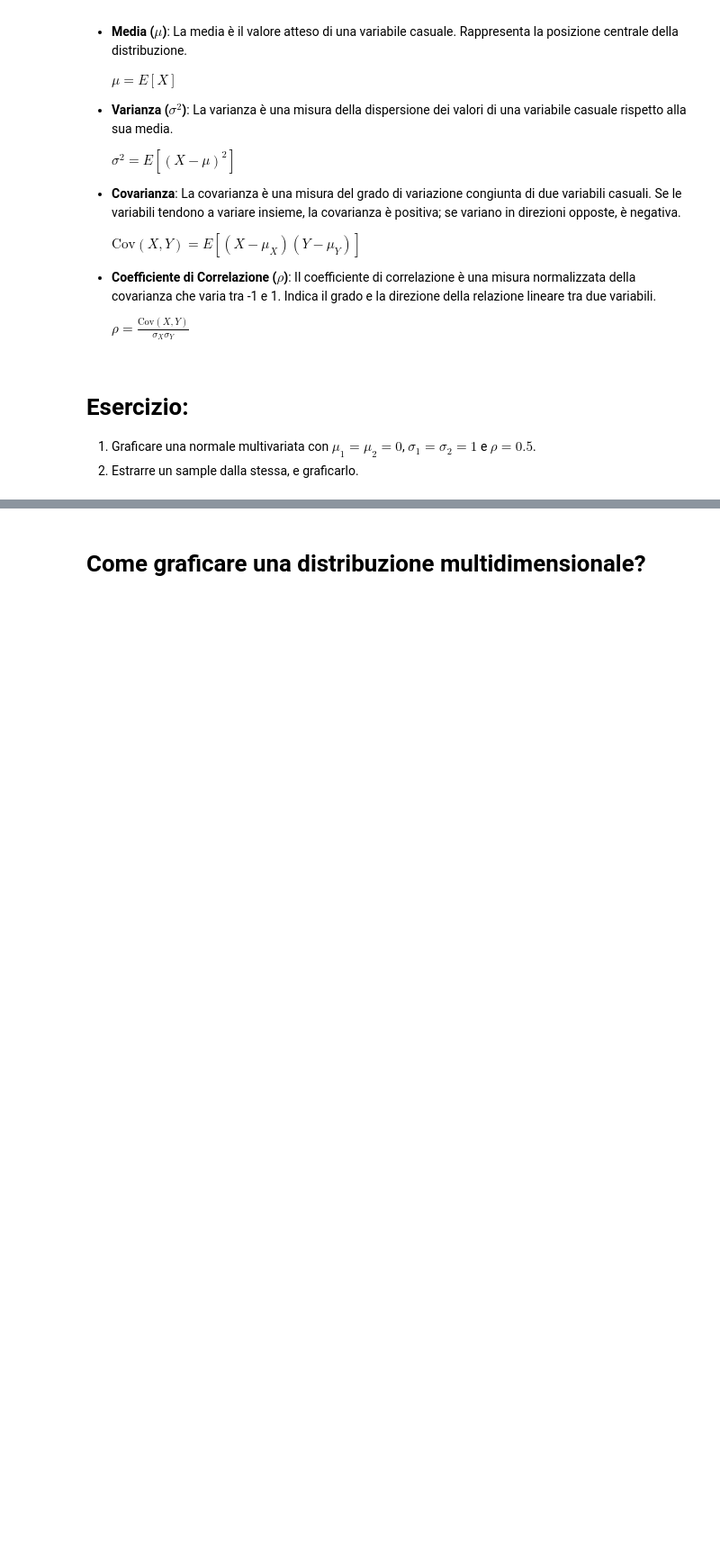
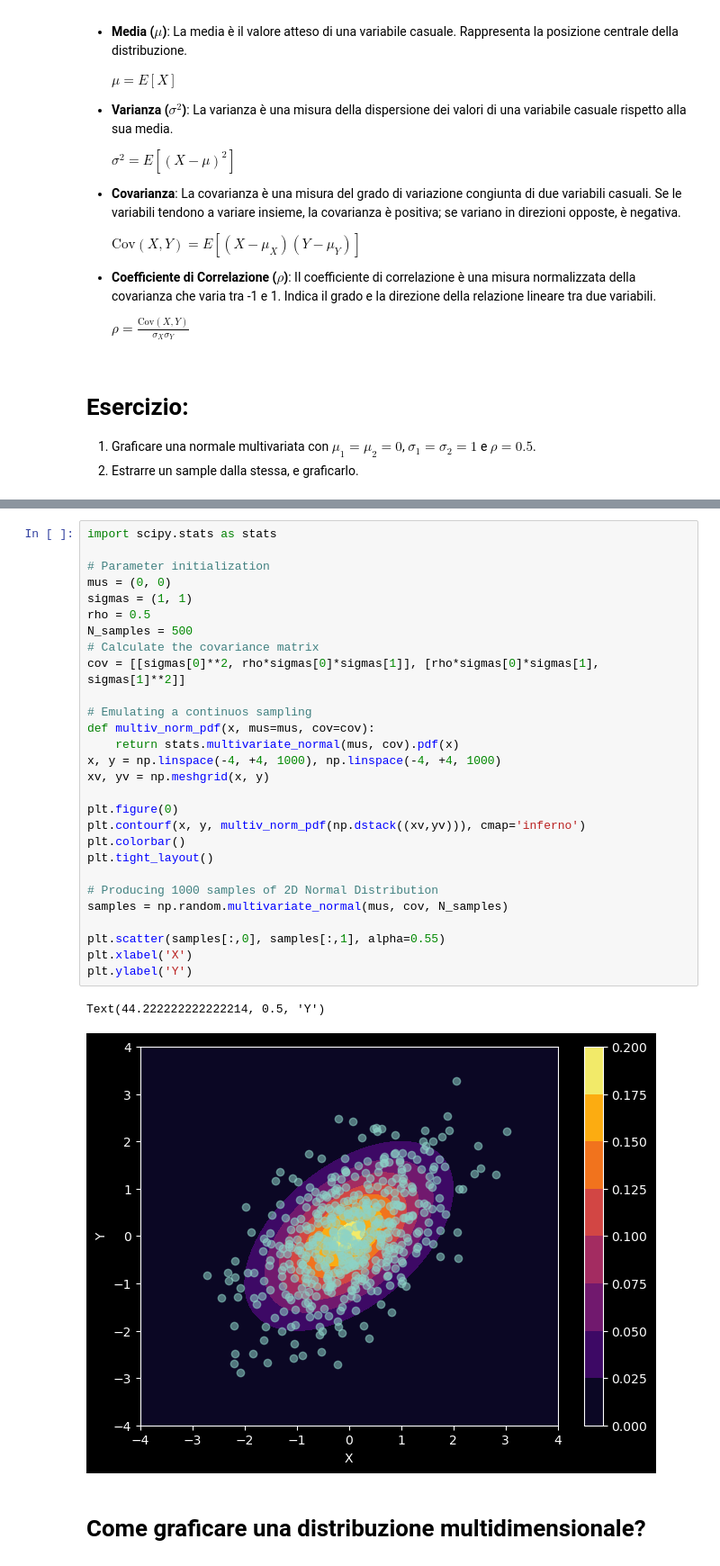
Before and after one commit to LucaFTP/Sidereo_Ex, a Jupyter notebook: Random_Numbers.ipynb, the cells around one changed output, grey strips where cells are left out. Shown at 90% size. Saved outputs shown, nothing was run; the diff lists cells and outputs as text; blank space fills up the shorter version.

```diff
--- a/Random_Numbers.ipynb
+++ b/Random_Numbers.ipynb
@@ -960,3 +957,34 @@ plt.show()
+# %%
+import scipy.stats as stats
+
+# Parameter initialization
+mus = (0, 0)
+sigmas = (1, 1)
+rho = 0.5
+N_samples = 500
+# Calculate the covariance matrix
+cov = [[sigmas[0]**2, rho*sigmas[0]*sigmas[1]], [rho*sigmas[0]*sigmas[1], sigmas[1]**2]]
+
+# Emulating a continuos sampling
+def multiv_norm_pdf(x, mus=mus, cov=cov):
+    return stats.multivariate_normal(mus, cov).pdf(x)
+x, y = np.linspace(-4, +4, 1000), np.linspace(-4, +4, 1000)
+xv, yv = np.meshgrid(x, y)
+
+plt.figure(0)
+plt.contourf(x, y, multiv_norm_pdf(np.dstack((xv,yv))), cmap='inferno')
+plt.colorbar()
+plt.tight_layout()
+
+# Producing 1000 samples of 2D Normal Distribution
+samples = np.random.multivariate_normal(mus, cov, N_samples)
+
+plt.scatter(samples[:,0], samples[:,1], alpha=0.55)
+plt.xlabel('X')
+plt.ylabel('Y')
+# %% [output]
+Text(44.222222222222214, 0.5, 'Y')
+[figure, added]
 # %% [markdown]
 # Come graficare una distribuzione multidimensionale?
 # %%
```
Also changed, not shown: parts of 4 cells of this notebook.
